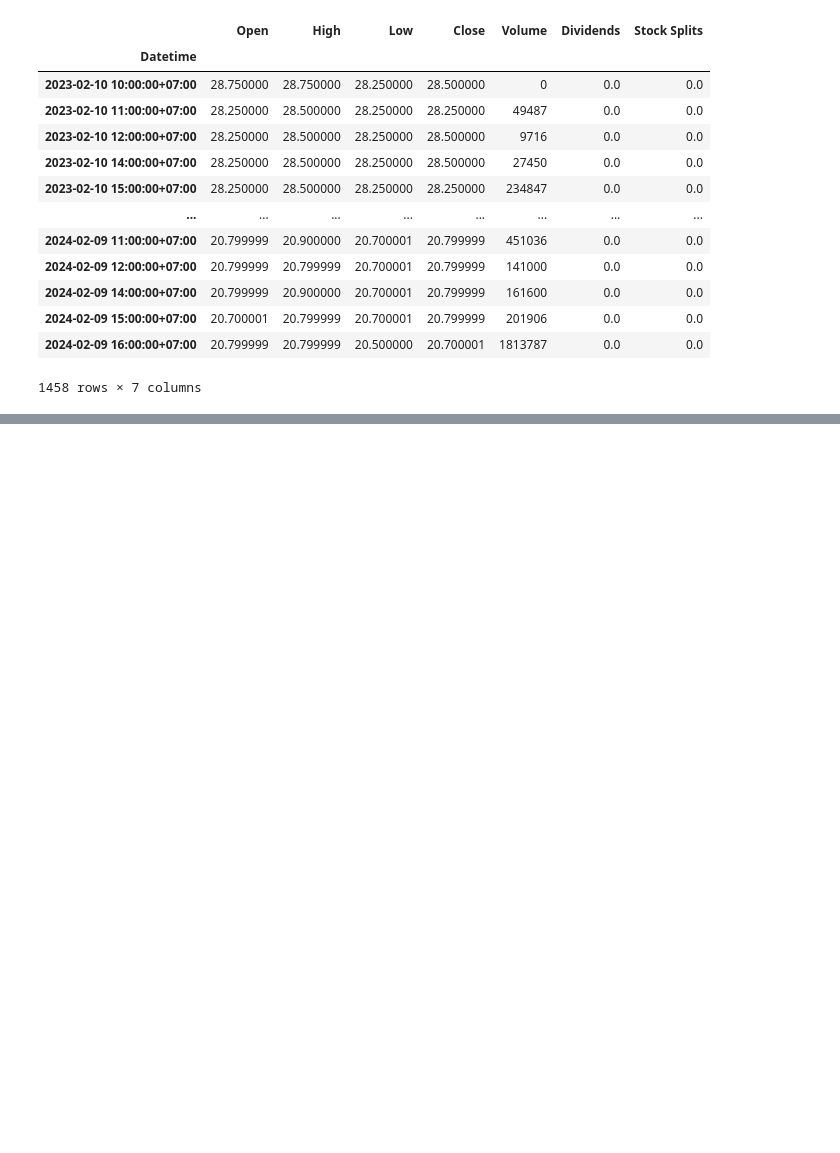
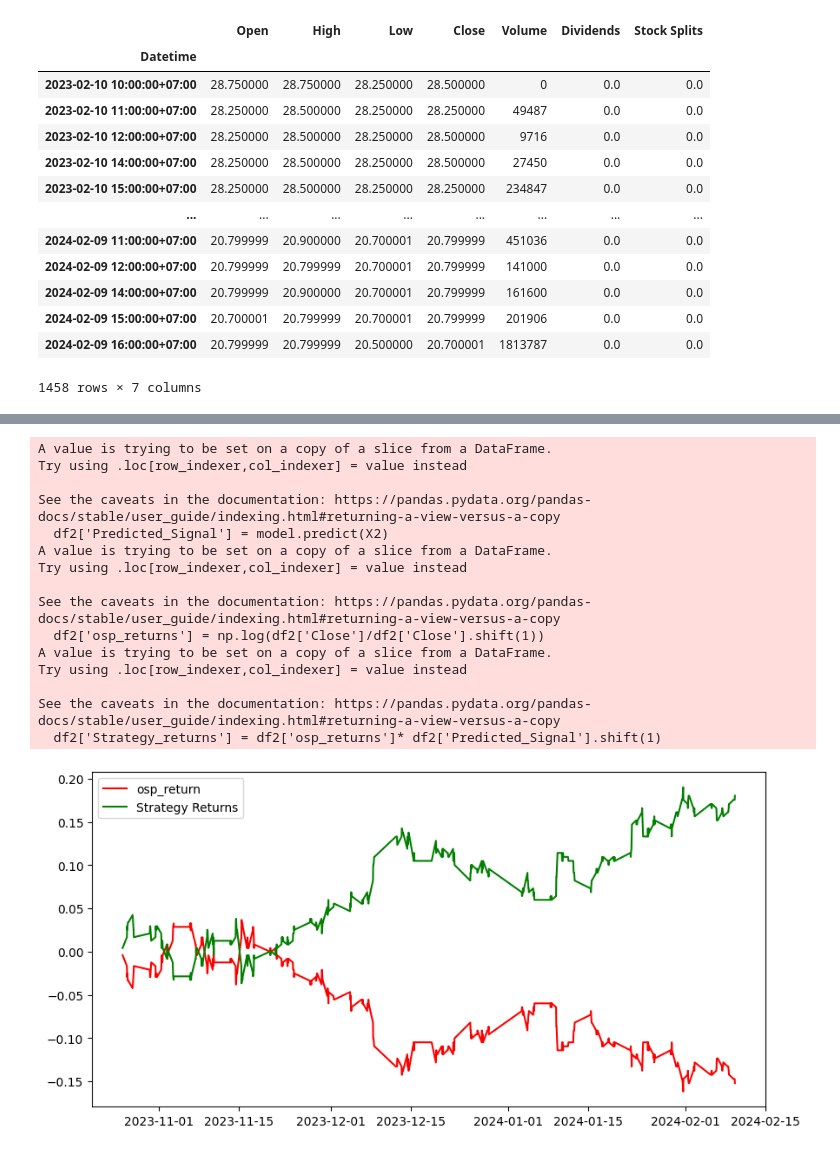
Before and after one commit to Liqgy/6610412007, a Jupyter notebook: Monsicha6610412007.ipynb, the cells around one changed output, grey strips where cells are left out. Drawn from its saved outputs; the diff is of its cells as text; code cells hidden in the pictures; blank space fills up the shorter version.

```diff
--- a/Monsicha6610412007.ipynb
+++ b/Monsicha6610412007.ipynb
@@ -268,3 +268,13 @@ X2
 | 2024-02-09 15:00:00+07:00 | 20.700001 | 20.799999 | 20.700001 | 20.799999 | 201906 | 0.0 | 0.0 | 20.900 | 0.857327 | 30.650268 | ... |
 | 2024-02-09 16:00:00+07:00 | 20.799999 | 20.799999 | 20.500000 | 20.700001 | 1813787 | 0.0 | 0.0 | 20.860 | 0.859448 | 24.453999 | ... |
 1440 rows × 12 columns
+# %%
+y2 = np.where(df2['Close'].shift(-1) > df2['Close'],1,-1)
+#shift-1 for shift up to tomorrow close price
+# %%
+split = int(0.7*len(df))
+#train70% และ test 30%
+X2_train, X2_test, y2_train, y2_test = X2[:split], X2[split:], y2[:split], y2[split:]
+# %%
+model2 = LogisticRegression()
+model2 = model.fit(X2_train,y2_train)
@@ -270,0 +359,30 @@ X2
+# %%
+df2['Predicted_Signal'] = model.predict(X2)
+df2['osp_returns'] = np.log(df2['Close']/df2['Close'].shift(1))
+Cumulative_osp_returns = np.cumsum(df2[split:]['osp_returns'])
+
+
+df2['Strategy_returns'] = df2['osp_returns']* df2['Predicted_Signal'].shift(1)
+Cumulative_Strategy_returns = np.cumsum(df2[split:]['Strategy_returns'])
+plt.figure(figsize=(10,5))
+plt.plot(Cumulative_osp_returns, color='r', label = 'osp_return')
+plt.plot(Cumulative_Strategy_returns, color='g', label = 'Strategy Returns')
+plt.legend()
+plt.show()
+# %% [output]
+A value is trying to be set on a copy of a slice from a DataFrame.
+Try using .loc[row_indexer,col_indexer] = value instead
+
+See the caveats in the documentation: https://pandas.pydata.org/pandas-docs/stable/user_guide/indexing.html#returning-a-view-versus-a-copy
+  df2['Predicted_Signal'] = model.predict(X2)
+A value is trying to be set on a copy of a slice from a DataFrame.
+Try using .loc[row_indexer,col_indexer] = value instead
+
+See the caveats in the documentation: https://pandas.pydata.org/pandas-docs/stable/user_guide/indexing.html#returning-a-view-versus-a-copy
+  df2['osp_returns'] = np.log(df2['Close']/df2['Close'].shift(1))
+A value is trying to be set on a copy of a slice from a DataFrame.
+Try using .loc[row_indexer,col_indexer] = value instead
+
+See the caveats in the documentation: https://pandas.pydata.org/pandas-docs/stable/user_guide/indexing.html#returning-a-view-versus-a-copy
+  df2['Strategy_returns'] = df2['osp_returns']* df2['Predicted_Signal'].shift(1)
+[figure, added]
```
Also changed, not shown: parts of 21 cells of this notebook.
